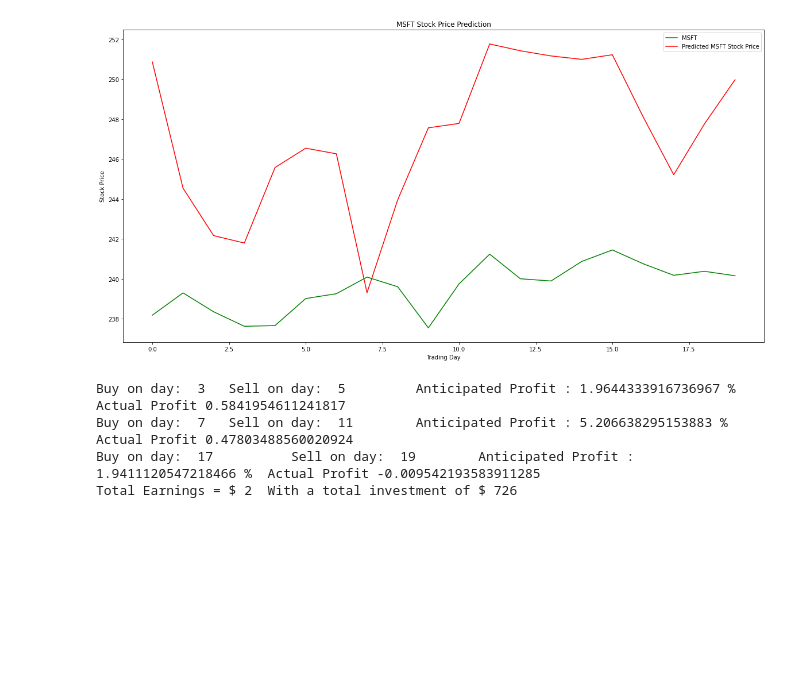
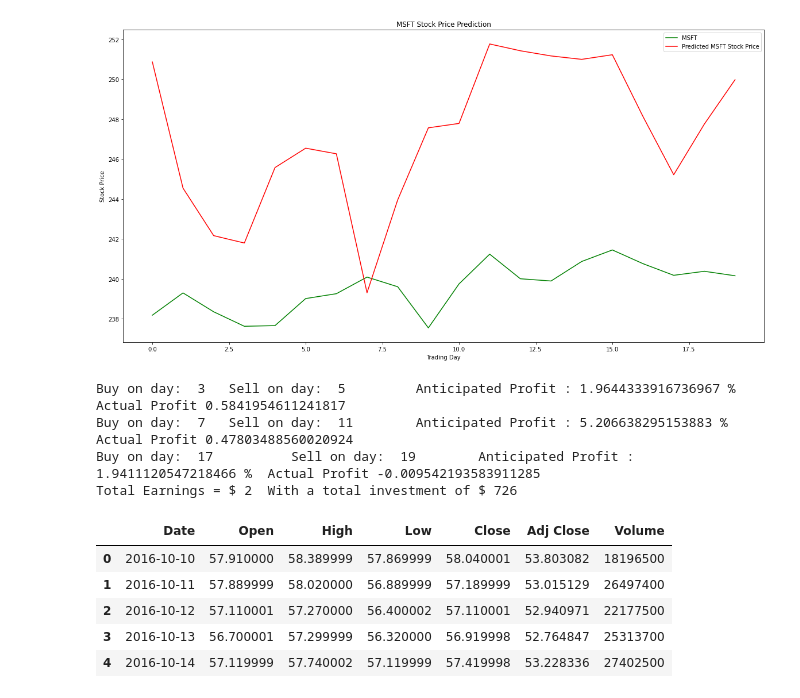
Before and after one commit to kuku2000/ProjectJones, a Jupyter notebook: Forecasting_Mach1.ipynb, the cells around one changed output. Cells and saved outputs as stored; diff of their text form; code cells hidden in the pictures; blank space fills up the shorter version.

```diff
--- a/Forecasting_Mach1.ipynb
+++ b/Forecasting_Mach1.ipynb
@@ -14,15 +31,21 @@ from keras.layers import Bidirectional
 # %%
-while(True):
+def GetData(comp = "", str1 = "", str2 = ""):
+  if (len(comp) == 0 or len(str1)==0 or len(str2)==0) :
+    flag = True
+    try:
+      comp = input("Please Input the company")
+      str1 = input("Start Period YYYY/MM/DD")
+      str2 = input("End Period YYYY/MM/DD")
+      start = dt.datetime(int(str1[0:4]),int(str1[5:7]),int(str1[8:]))
+      end = dt.datetime(int(str2[0:4]),int(str2[5:7]),int(str2[8:]))
+    except:
+      print('Please Input Correct Details')
   try:
-    print("Please Input the company")
-    comp = input()
-    print("Start Period YYYY/MM/DD")
-    str1 = input()
-    print("End Period YYYY/MM/DD")
-    str2 = input()
-    start = dt.datetime(int(str1[0:4]),int(str1[5:7]),int(str1[8:]))
-    end = dt.datetime(int(str2[0:4]),int(str2[5:7]),int(str2[8:]))
+    print(start,end)
+    stk_data = pd.read_csv('https://query1.finance.yahoo.com/v7/finance/download/'+comp+'?period1='+start.strftime('%s')+'&period2='+end.strftime('%s')+'&interval=1d&events=history&includeAdjustedClose=true')
+    if (stk_data.shape[0]<int((end-start).days)):
+      return "Unproper Request"
+    else:
+      return stk_data
   except:
-    print('Please Input Correct Details')
-  if('start' in locals() and 'end' in locals()):
-    break
+    return "Bad request"
@@ -151,3 +169,16 @@ Buy on day:  3   Sell on day:  5         Anticipated Profit : 1.9644333916736967
 Buy on day:  7   Sell on day:  11        Anticipated Profit : 5.206638295153883 %  Actual Profit 0.47803488560020924
 Buy on day:  17          Sell on day:  19        Anticipated Profit : 1.9411120547218466 %  Actual Profit -0.009542193583911285
 Total Earnings = $ 2  With a total investment of $ 726
+# %%
+start = dt.datetime(2016,10,10)
+end = dt.datetime(2020,10,10)
+comp = "MSFT"
+stk_data = pd.read_csv('https://query1.finance.yahoo.com/v7/finance/download/'+comp+'?period1='+start.strftime('%s')+'&period2='+end.strftime('%s')+'&interval=1d&events=history&includeAdjustedClose=true')
+stk_data.head()
+# %% [output]
+|  | Date | Open | High | Low | Close | Adj Close | Volume |
+| 0 | 2016-10-10 | 57.910000 | 58.389999 | 57.869999 | 58.040001 | 53.803082 | 18196500 |
+| 1 | 2016-10-11 | 57.889999 | 58.020000 | 56.889999 | 57.189999 | 53.015129 | 26497400 |
+| 2 | 2016-10-12 | 57.110001 | 57.270000 | 56.400002 | 57.110001 | 52.940971 | 22177500 |
+| 3 | 2016-10-13 | 56.700001 | 57.299999 | 56.320000 | 56.919998 | 52.764847 | 25313700 |
+| 4 | 2016-10-14 | 57.119999 | 57.740002 | 57.119999 | 57.419998 | 53.228336 | 27402500 |
```
Also changed, not shown: parts of 8 cells of this notebook.
